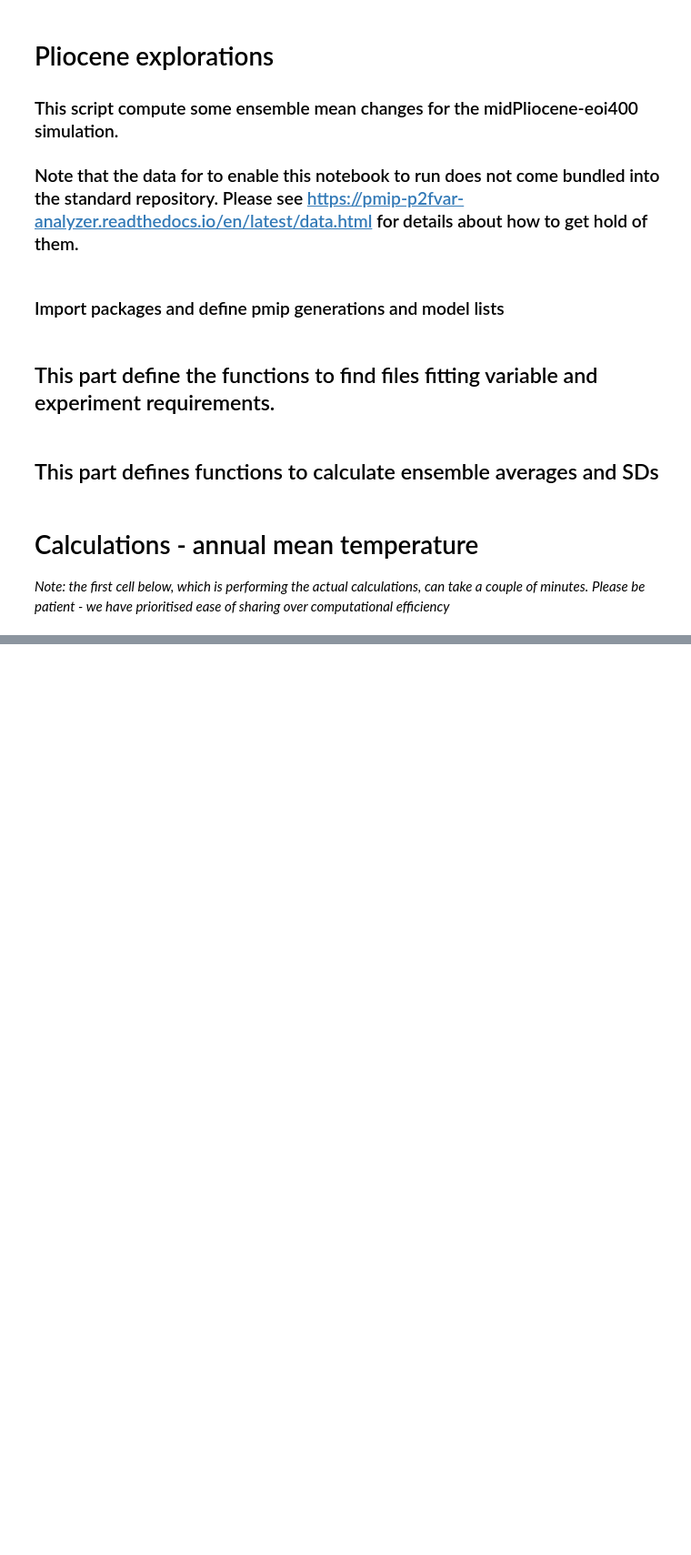
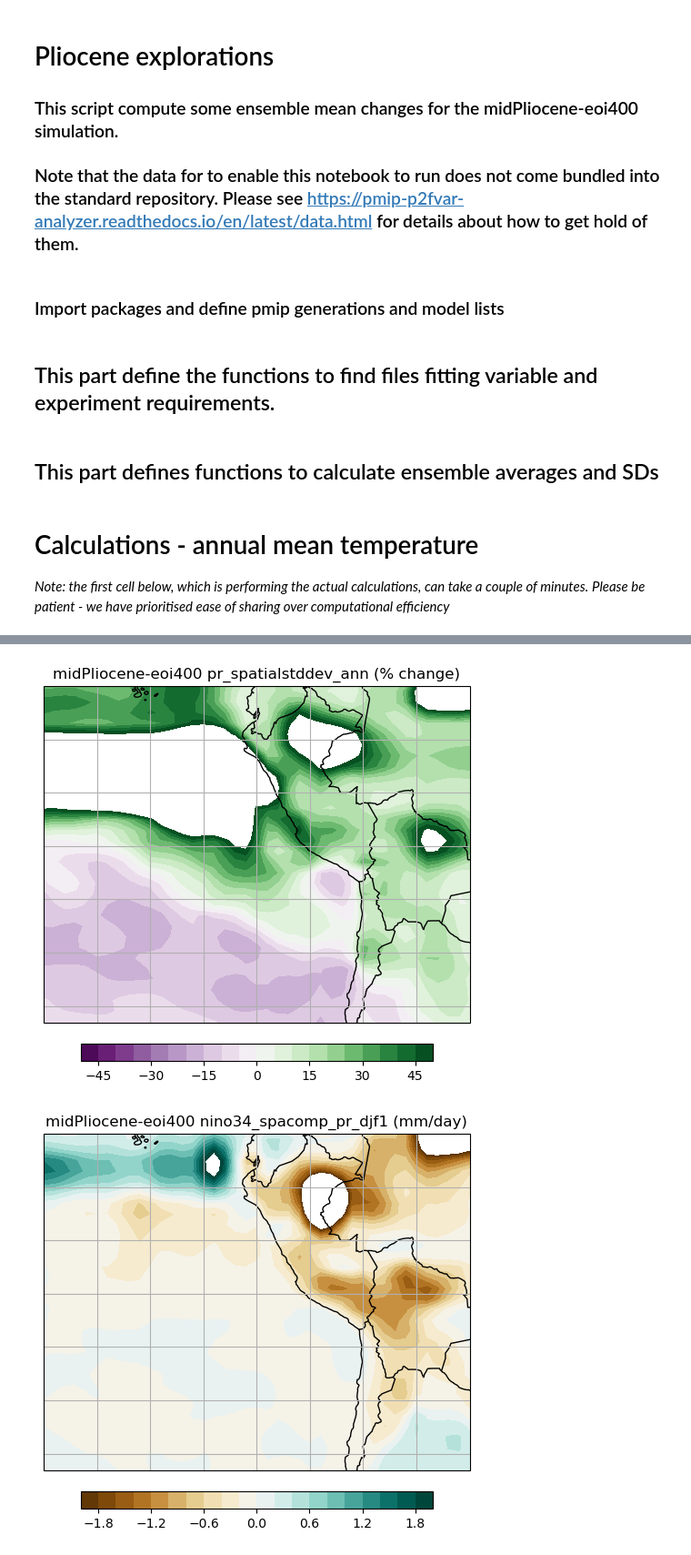
Before and after one commit to pmip4/pmip_p2fvar_analyzer, a Jupyter notebook: notebooks/Pliocene_explorations.ipynb, the cells around one changed output, grey strips where cells are left out. Shown at 91% size. Cells and saved outputs as stored; diff of their text form; code cells hidden in the pictures; blank space fills up the shorter version.

```diff
--- a/notebooks/Pliocene_explorations.ipynb
+++ b/notebooks/Pliocene_explorations.ipynb
@@ -279,0 +307,14 @@ NameError: name 'tas_ann_ensemble_std_v4' is not defined
+# %%
+'''What about ENSO impacts on rainfall in Peru?'''
+#PMIP4
+pr_variability=ensemble_mean_diff_percentage(pmip_v4,'midPliocene-eoi400','pr_spatialstddev_ann')
+pr_var_plot=WSA_var_plot(pr_variability,'midPliocene-eoi400','pr_spatialstddev_ann',[-50,50],plt.get_cmap('PRGn'),"% change")
+
+pr_enso=ensemble_mean_difference(pmip_v4,'midPliocene-eoi400','nino34_spacomp_pr_djf1')
+pr_var_plot=WSA_var_plot(pr_enso,'midPliocene-eoi400','nino34_spacomp_pr_djf1',[-2,2],plt.get_cmap('BrBG'),"mm/day")
+
+tas_enso=ensemble_mean_difference(pmip_v4,'midPliocene-eoi400','nino34_spacomp_tas_djf1')
+pr_var_plot=WSA_var_plot(tas_enso,'midPliocene-eoi400','nino34_spacomp_tas_djf1',[-1,1],plt.get_cmap('coolwarm'),"oC")
+# %% [output]
+[figure, added]
+[figure, added]
```
Also changed, not shown: parts of 7 cells of this notebook.
